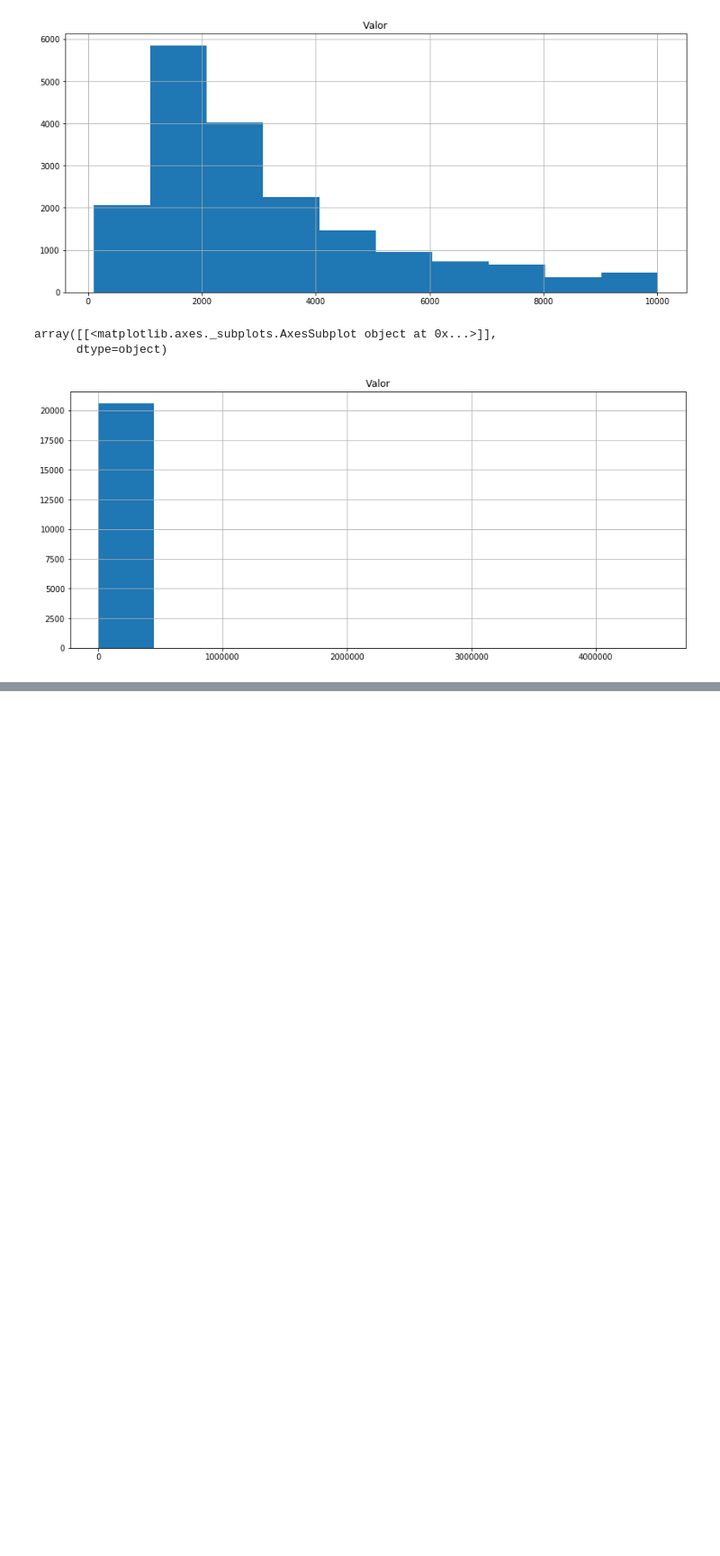
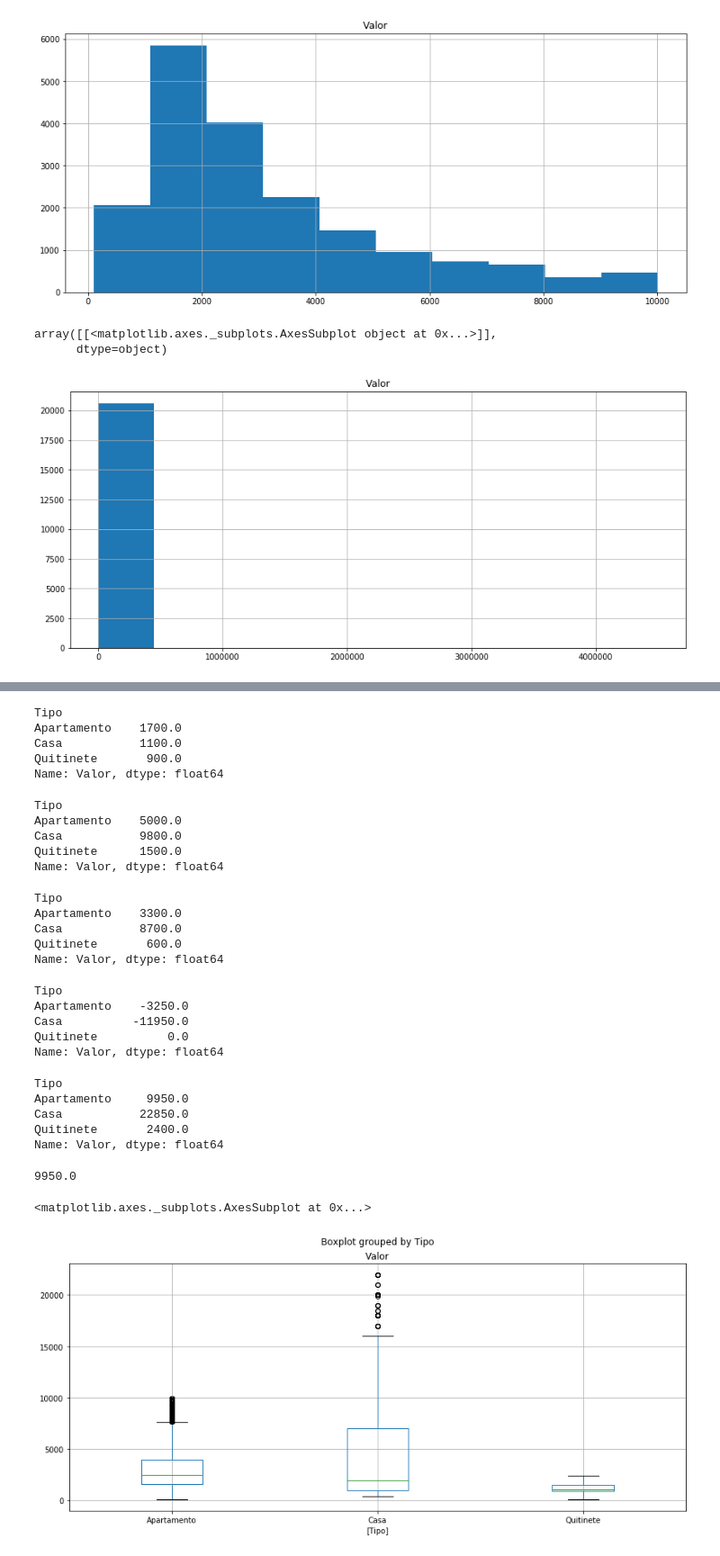
Before and after one commit to felipepereira2697/DataScience, a Jupyter notebook: Identifying and removing outliers.ipynb, the cells around one changed output, grey strips where cells are left out. Shown: that part at 90% size. Saved outputs shown, nothing was run; the diff lists cells and outputs as text; code cells hidden in the pictures; blank space fills up the shorter version.

```diff
--- a/Identifying and removing outliers.ipynb
+++ b/Identifying and removing outliers.ipynb
@@ -55,0 +87,64 @@ array([[<matplotlib.axes._subplots.AxesSubplot object at 0x...>]],
+# %%
+q1 = type_group.quantile(.25)
+q3 = type_group.quantile(.75)
+iiq = q3 - q1
+lower_limit = q1 - 1.5 * iiq
+upper_limit = q3 + 1.5 * iiq
+# %%
+q1
+# %% [output]
+Tipo
+Apartamento    1700.0
+Casa           1100.0
+Quitinete       900.0
+Name: Valor, dtype: float64
+# %%
+q3
+# %% [output]
+Tipo
+Apartamento    5000.0
+Casa           9800.0
+Quitinete      1500.0
+Name: Valor, dtype: float64
+# %%
+iiq
+# %% [output]
+Tipo
+Apartamento    3300.0
+Casa           8700.0
+Quitinete       600.0
+Name: Valor, dtype: float64
+# %%
+lower_limit
+# %% [output]
+Tipo
+Apartamento    -3250.0
+Casa          -11950.0
+Quitinete          0.0
+Name: Valor, dtype: float64
+# %%
+upper_limit
+# %% [output]
+Tipo
+Apartamento     9950.0
+Casa           22850.0
+Quitinete       2400.0
+Name: Valor, dtype: float64
+# %%
+# Select a values on Series
+upper_limit['Apartamento']
+# %% [output]
+9950.0
+# %%
+dataset_new = pd.DataFrame()
+for itemType in type_group.groups.keys():
+    isType = dataset['Tipo'] == itemType
+    inboundLimits = (dataset['Valor'] >= lower_limit[itemType]) & (dataset['Valor'] <= upper_limit[itemType])
+    select = isType & inboundLimits
+    dataset_selected = dataset[select]
+    dataset_new = pd.concat([dataset_new, dataset_selected])
+# %%
+dataset_new.boxplot(['Valor'], by = ['Tipo'])
+# %% [output]
+<matplotlib.axes._subplots.AxesSubplot at 0x...>
+[figure, added]
```
Also changed, not shown: parts of 3 cells of this notebook, 2 other files.
